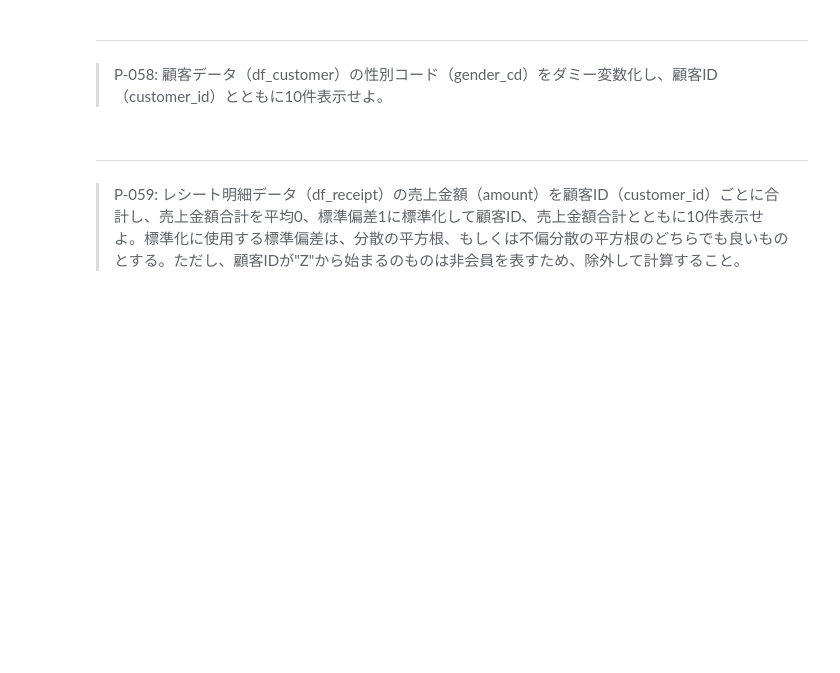
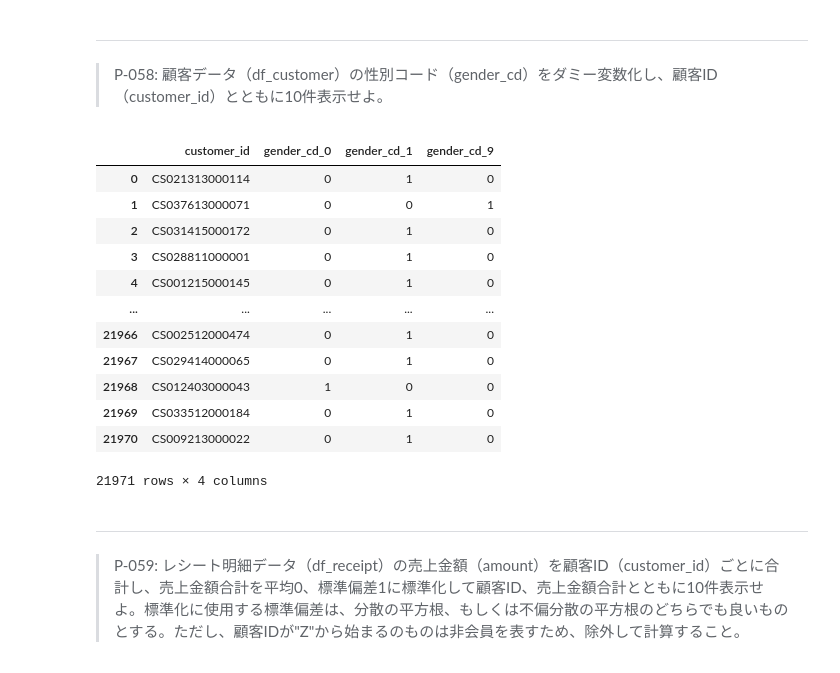
Before and after one commit to oikawama/test1, a Jupyter notebook: 100knocks-preprocess/docker/work/preprocess_knock_Python.ipynb, the cells around one changed output. Cells and saved outputs as stored; diff of their text form; code cells hidden in the pictures; blank space fills up the shorter version.

```diff
--- a/100knocks-preprocess/docker/work/preprocess_knock_Python.ipynb
+++ b/100knocks-preprocess/docker/work/preprocess_knock_Python.ipynb
@@ -807,6 +1096,22 @@ len(pd.merge(df_store_tmp, df_product_tmp, on='key', how='outer'))
 # %% [markdown]
 ---
 > P-058: 顧客データ（df_customer）の性別コード（gender_cd）をダミー変数化し、顧客ID（customer_id）とともに10件表示せよ。
+# %%
+pd.get_dummies(df_customer[['customer_id', 'gender_cd']], columns=['gender_cd'])
+# %% [output]
+|  | customer_id | gender_cd_0 | gender_cd_1 | gender_cd_9 |
+| 0 | CS021313000114 | 0 | 1 | 0 |
+| 1 | CS037613000071 | 0 | 0 | 1 |
+| 2 | CS031415000172 | 0 | 1 | 0 |
+| 3 | CS028811000001 | 0 | 1 | 0 |
+| 4 | CS001215000145 | 0 | 1 | 0 |
+| ... | ... | ... | ... | ... |
+| 21966 | CS002512000474 | 0 | 1 | 0 |
+| 21967 | CS029414000065 | 0 | 1 | 0 |
+| 21968 | CS012403000043 | 1 | 0 | 0 |
+| 21969 | CS033512000184 | 0 | 1 | 0 |
+| 21970 | CS009213000022 | 0 | 1 | 0 |
+21971 rows × 4 columns
 # %% [markdown]
 ---
 > P-059: レシート明細データ（df_receipt）の売上金額（amount）を顧客ID（customer_id）ごとに合計し、売上金額合計を平均0、標準偏差1に標準化して顧客ID、売上金額合計とともに10件表示せよ。標準化に使用する標準偏差は、分散の平方根、もしくは不偏分散の平方根のどちらでも良いものとする。ただし、顧客IDが"Z"から始まるのものは非会員を表すため、除外して計算すること。
```
Also changed, not shown: parts of 19 cells of this notebook, 2 other files.
